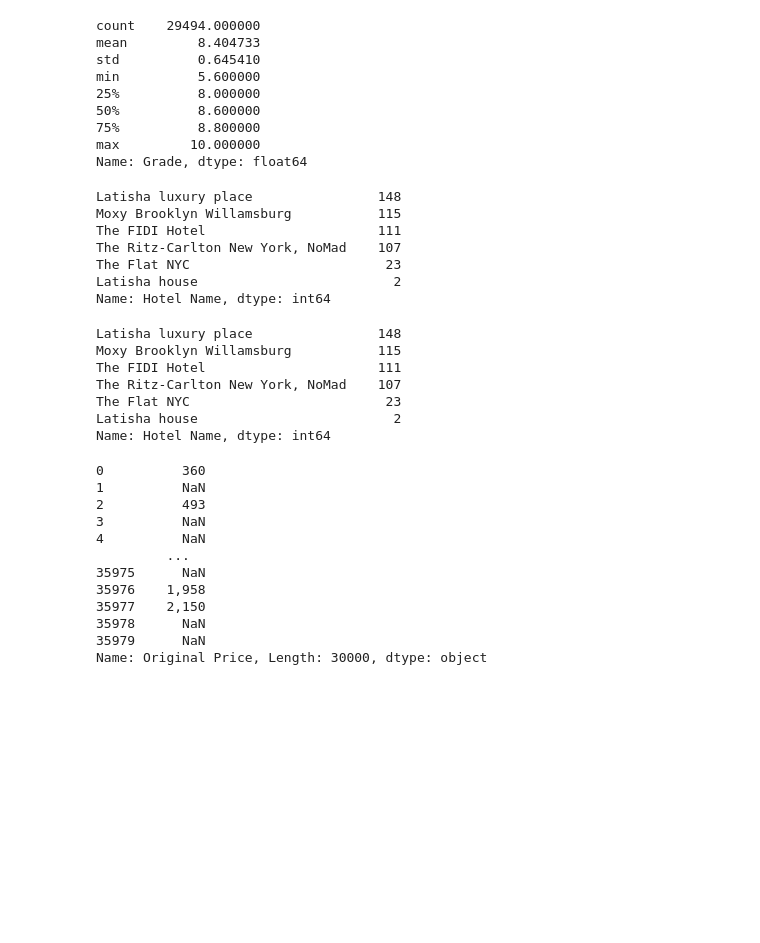
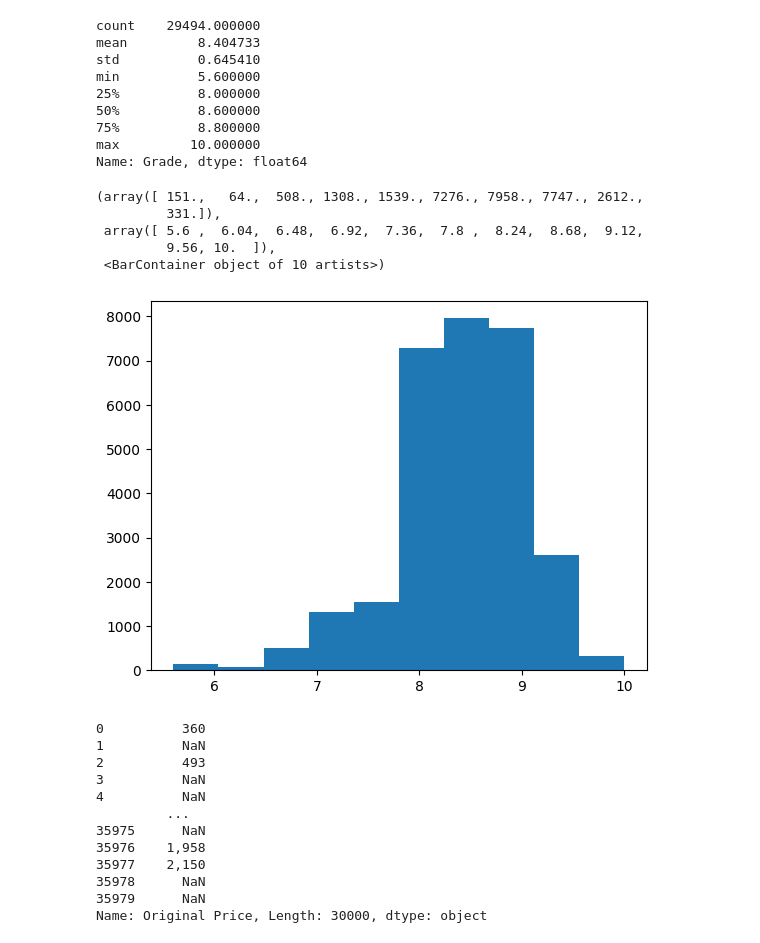
Before and after one commit to yarinr25/DSF---final-project, a Jupyter notebook: Notebooks/expedia/expedia_cleaning.ipynb, the cells around one changed output. Drawn from its saved outputs; the diff is of its cells as text; code cells hidden in the pictures; blank space fills up the shorter version.

```diff
--- a/Notebooks/expedia/expedia_cleaning.ipynb
+++ b/Notebooks/expedia/expedia_cleaning.ipynb
@@ -62,23 +85,13 @@ min          5.600000
 75%          8.800000
 max         10.000000
 Name: Grade, dtype: float64
-# %%
-df.loc[pd.isnull(df['Grade'])]['Hotel Name'].value_counts()
-# %% [output]
-Latisha luxury place                148
-Moxy Brooklyn Willamsburg           115
-The FIDI Hotel                      111
-The Ritz-Carlton New York, NoMad    107
-The Flat NYC                         23
-Latisha house                         2
-Name: Hotel Name, dtype: int64
-# %%
-df.loc[pd.isnull(df['Num of Reviews'])]['Hotel Name'].value_counts()
-# %% [output]
-Latisha luxury place                148
-Moxy Brooklyn Willamsburg           115
-The FIDI Hotel                      111
-The Ritz-Carlton New York, NoMad    107
-The Flat NYC                         23
-Latisha house                         2
-Name: Hotel Name, dtype: int64
+# %%
+#lets see the histogram of the grades
+plt.hist(df['Grade'])
+# %% [output]
+(array([ 151.,   64.,  508., 1308., 1539., 7276., 7958., 7747., 2612.,
+         331.]),
+ array([ 5.6 ,  6.04,  6.48,  6.92,  7.36,  7.8 ,  8.24,  8.68,  9.12,
+         9.56, 10.  ]),
+ <BarContainer object of 10 artists>)
+[figure, added]
```
Also changed, not shown: parts of 30 cells of this notebook.
